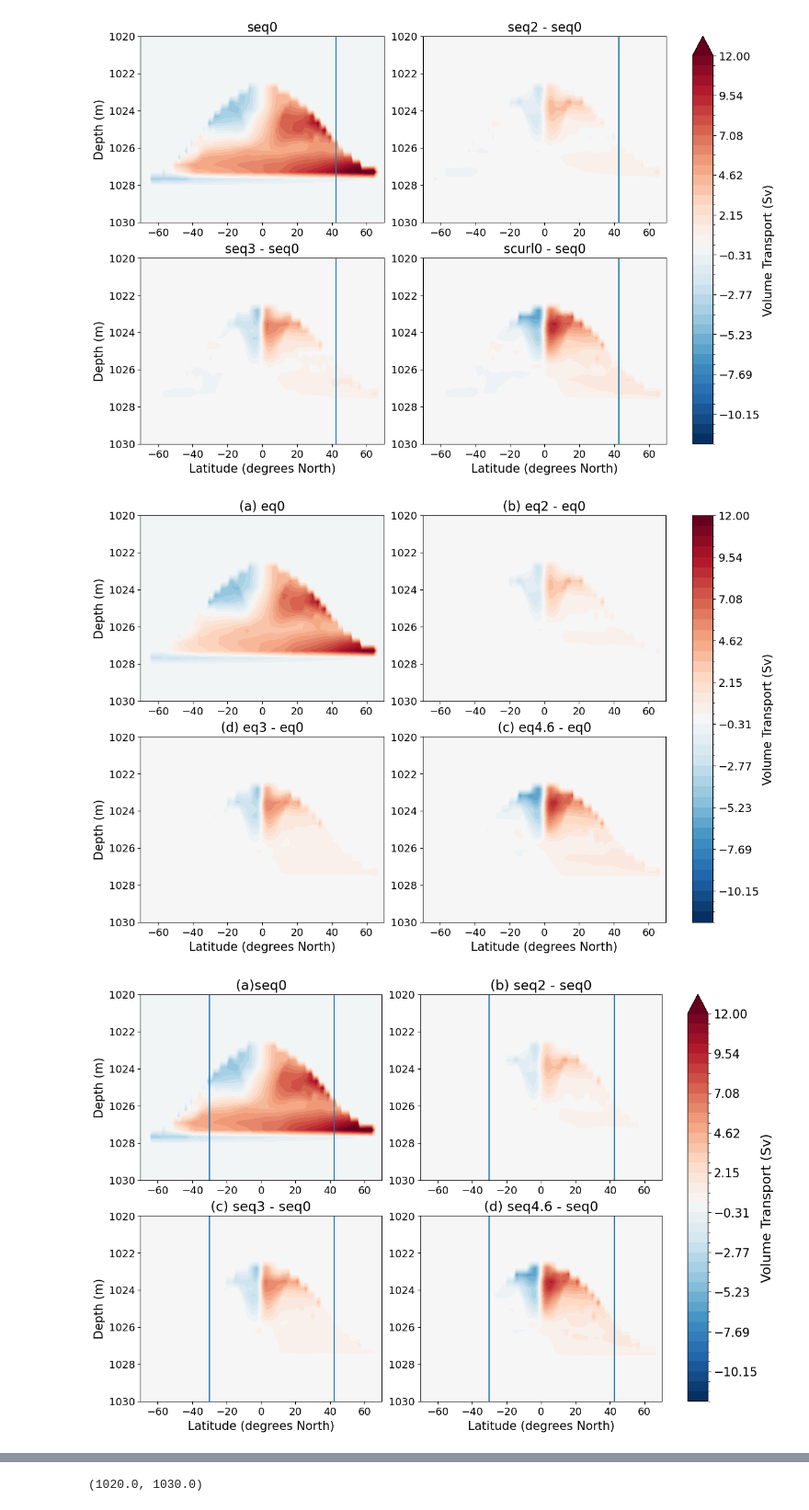
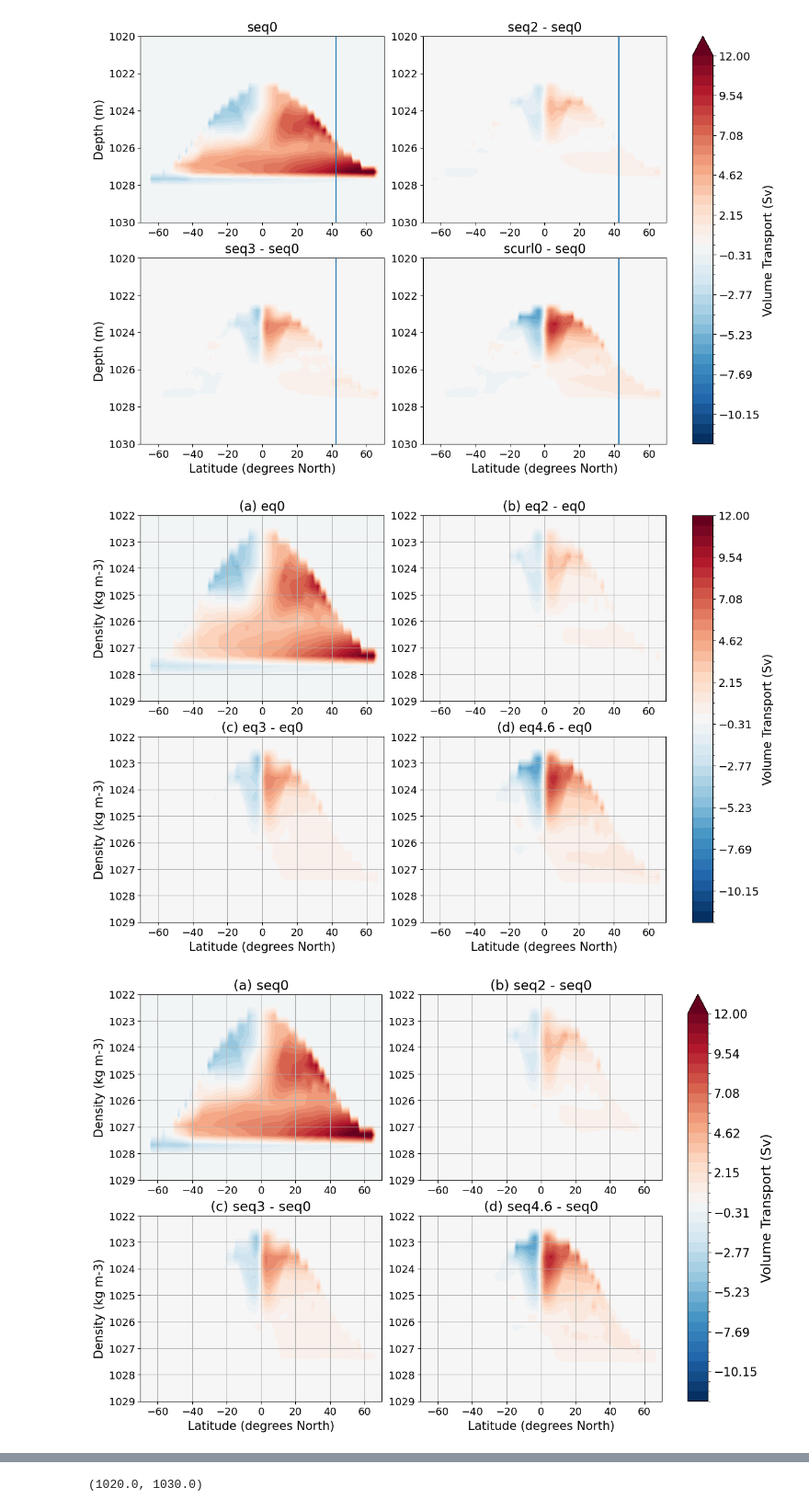
Before and after one commit to Sanjanaa-19/Equatorial_wind, a Jupyter notebook: streamfunctions.ipynb, the cells around one changed output, grey strips where cells are left out. Shown at 92% size. Saved outputs shown, nothing was run; the diff lists cells and outputs as text; code cells hidden in the pictures.

```diff
--- a/streamfunctions.ipynb
+++ b/streamfunctions.ipynb
@@ -402,8 +262,8 @@ contours=[contour0,contour1,contour2,contour3]
 # Set titles
 ax[0, 0].set_title("(a) eq0", fontsize =16)
 ax[0, 1].set_title("(b) eq2 - eq0", fontsize =16)
-ax[1, 1].set_title("(c) eq4.6 - eq0", fontsize =16)
-ax[1, 0].set_title("(d) eq3 - eq0", fontsize =16)
+ax[1, 1].set_title("(d) eq4.6 - eq0", fontsize =16)
+ax[1, 0].set_title("(c) eq3 - eq0", fontsize =16)
 
 ax[0,0].tick_params(axis='both', labelsize=13)
 ax[0,1].tick_params(axis='both', labelsize=13)
@@ -416,9 +276,9 @@ ax[1,0].set_xlabel("Latitude (degrees North)", fontsize = 15)
 ax[1,1].set_xlabel("Latitude (degrees North)", fontsize = 15)
 
 
-ax[0,0].set_ylabel("Depth (m)", fontsize = 15)
+ax[0,0].set_ylabel("Density (kg m-3)", fontsize = 15)
 ax[0,1].set_ylabel('')
-ax[1,0].set_ylabel("Depth (m)", fontsize = 15)
+ax[1,0].set_ylabel("Density (kg m-3)", fontsize = 15)
 ax[1,1].set_ylabel('')
 
 # Invert y-axes
@@ -427,29 +287,29 @@ ax[1, 0].invert_yaxis()
 ax[0, 1].invert_yaxis()
 ax[1, 1].invert_yaxis()
 
-ax[0, 0].set_ylim(1030,1020)
-ax[1, 0].set_ylim(1030,1020)
-ax[0, 1].set_ylim(1030,1020)
-ax[1, 1].set_ylim(1030,1020)
+ax[0, 0].set_ylim(1029,1022)
+ax[1, 0].set_ylim(1029,1022)
+ax[0, 1].set_ylim(1029,1022)
+ax[1, 1].set_ylim(1029,1022)
 
-# ax[0, 0].axvline(x=42.5)
-# ax[0, 1].axvline(x=42.5)
-# ax[1, 0].axvline(x=42.5)
-# ax[1, 1].axvline(x=42.5)
+ax[0, 0].grid()
+ax[0, 1].grid()
+ax[1, 0].grid()
+ax[1, 1].grid()
 
 # Add a common colorbar
 cbar = fig.colorbar(contours[3], ax=ax, orientation='vertical')
 cbar.ax.tick_params(labelsize=14)
 cbar.set_label('Volume Transport (Sv)', fontsize=15)  # Set the colorbar title
 
+# plt.grid()
 plt.savefig('eq_densstream.png')
 plt.show()
 # %% [output]
-[figure, old version]
+[figure, new version]
 # %%
 fig, ax = plt.subplots(nrows=2, ncols=2, constrained_layout=True, figsize=(12, 8))
 
-# Plot data
 contour0 = (((ds_seq0_cont.vmo.isel(Time=-1)).sum('xh').cumsum('rho2_l')) * 10**-9).plot.contourf(
     ax=ax[0, 0], levels=40, cmap='RdBu_r',add_colorbar=False, vmax=12
 )
@@ -466,54 +326,58 @@ contour3 = ((((ds_scurl0_cont.vmo.isel(Time=-1)).sum('xh').cumsum('rho2_l')) * 1
 contours=[contour0,contour1,contour2,contour3]
 
 # Set titles
-ax[0, 0].set_title("(a)seq0", fontsize =17)
+ax[0, 0].set_title("(a) seq0", fontsize =17)
 ax[0, 1].set_title("(b) seq2 - seq0", fontsize =17)
 ax[1, 1].set_title("(d) seq4.6 - seq0", fontsize =17)
 ax[1, 0].set_title("(c) seq3 - seq0", fontsize =17)
 
 ax[0,0].tick_params(axis='both', labelsize=13)
 ax[0,1].tick_params(axis='both', labelsize=13)
 ax[1,0].tick_params(axis='both', labelsize=13)
 ax[1,1].tick_params(axis='both', labelsize=13)
 
 ax[0,0].set_xlabel('')
 ax[0,1].set_xlabel('')
 ax[1,0].set_xlabel("Latitude (degrees North)", fontsize = 15)
 ax[1,1].set_xlabel("Latitude (degrees North)", fontsize = 15)
 
 
-ax[0,0].set_ylabel("Depth (m)", fontsize = 15)
+ax[0,0].set_ylabel("Density (kg m-3)", fontsize = 15)
 ax[0,1].set_ylabel('')
-ax[1,0].set_ylabel("Depth (m)", fontsize = 15)
+ax[1,0].set_ylabel("Density (kg m-3)", fontsize = 15)
 ax[1,1].set_ylabel('')
 
 # Invert y-axes
 ax[0, 0].invert_yaxis()
 ax[1, 0].invert_yaxis()
 ax[0, 1].invert_yaxis()
 ax[1, 1].invert_yaxis()
 
-ax[0, 0].set_ylim(1030,1020)
-ax[1, 0].set_ylim(1030,1020)
-ax[0, 1].set_ylim(1030,1020)
-ax[1, 1].set_ylim(1030,1020)
+ax[0, 0].set_ylim(1029,1022)
+ax[1, 0].set_ylim(1029,1022)
+ax[0, 1].set_ylim(1029,1022)
+ax[1, 1].set_ylim(1029,1022)
 
-ax[0, 0].axvline(x=42.5)
-ax[0, 1].axvline(x=42.5)
-ax[1, 0].axvline(x=42.5)
-ax[1, 1].axvline(x=42.5)
+# ax[0, 0].axvline(x=42.5)
+# ax[0, 1].axvline(x=42.5)
+# ax[1, 0].axvline(x=42.5)
+# ax[1, 1].axvline(x=42.5)
 
-ax[0, 0].axvline(x=-30)
-ax[0, 1].axvline(x=-30)
-ax[1, 0].axvline(x=-30)
-ax[1, 1].axvline(x=-30)
+# ax[0, 0].axvline(x=-30)
+# ax[0, 1].axvline(x=-30)
+# ax[1, 0].axvline(x=-30)
+# ax[1, 1].axvline(x=-30)
 
-# Add a common colorbar
+ax[0, 0].grid()
+ax[0, 1].grid()
+ax[1, 0].grid()
+ax[1, 1].grid()
+
 cbar = fig.colorbar(contours[0], ax=ax, orientation='vertical')
 cbar.ax.tick_params(labelsize=15)
-cbar.set_label('Volume Transport (Sv)', fontsize=17)  # Set the colorbar title
+cbar.set_label('Volume Transport (Sv)', fontsize=17)
 
 # plt.show()
 plt.savefig('densdif.png',dpi=200)
 # %% [output]
-[figure, old version]
+[figure, new version]
```
Also changed, not shown: parts of 19 cells of this notebook, 1 other file.
